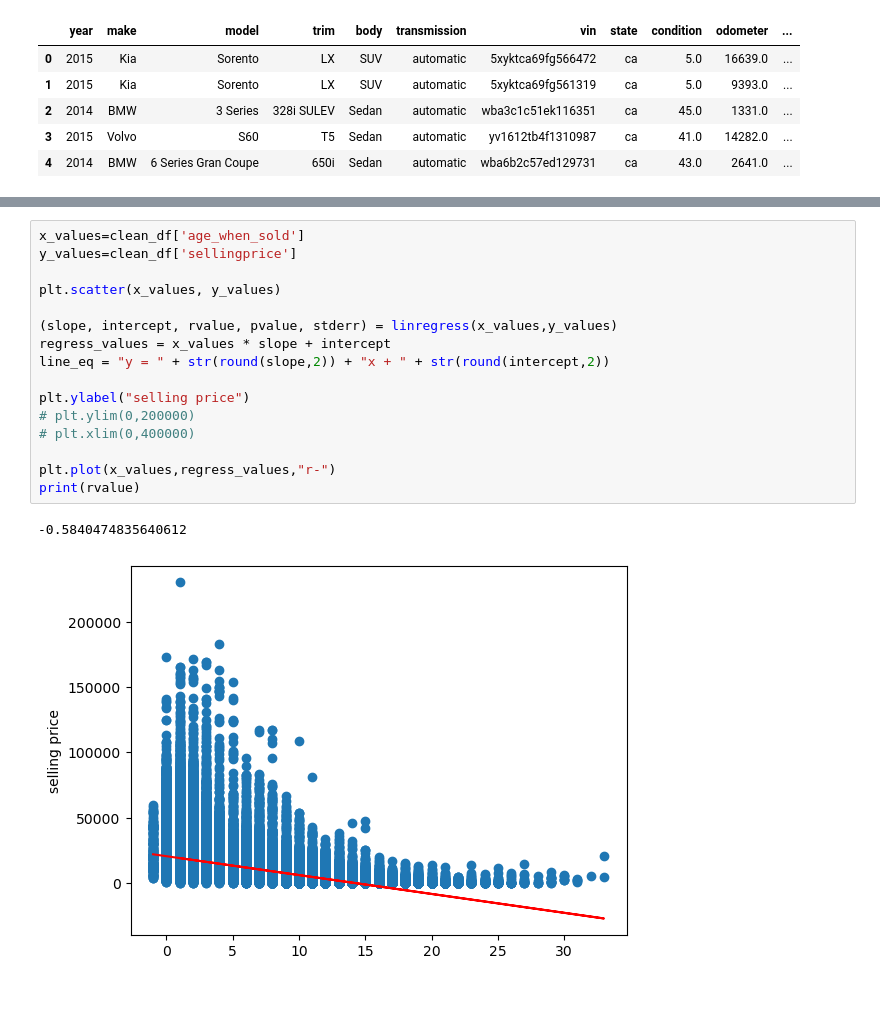
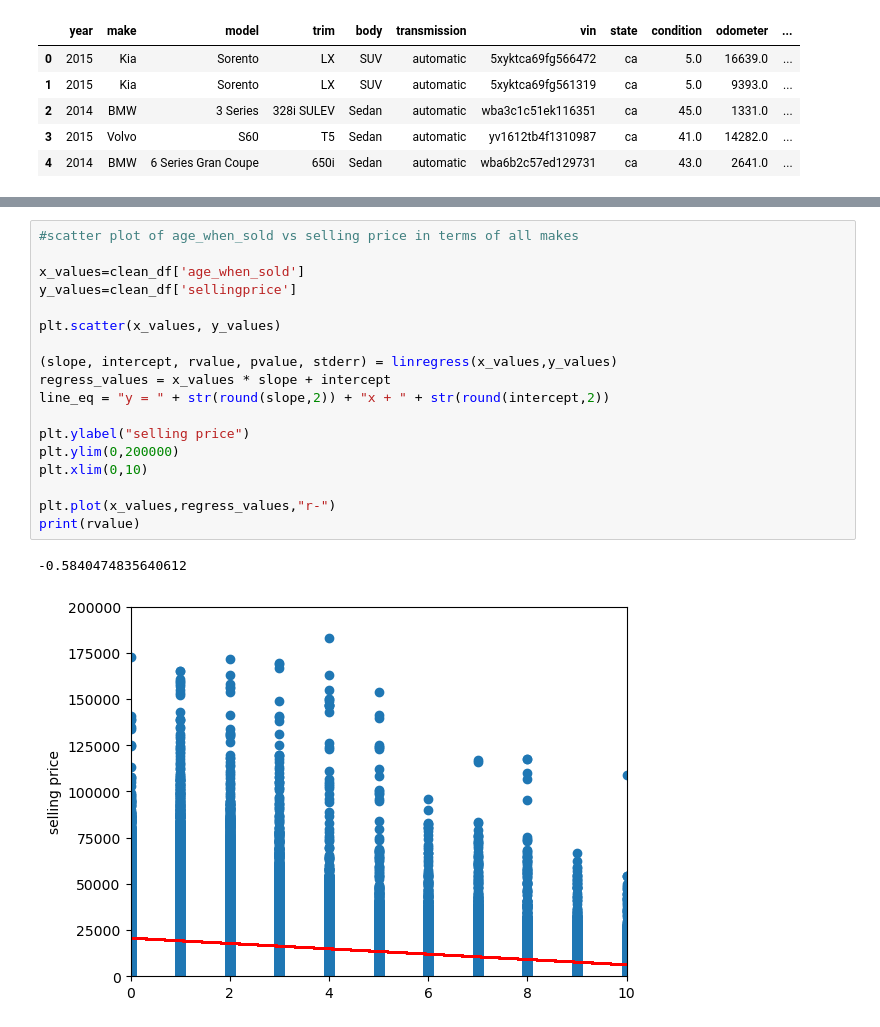
Before and after one commit to jerryevalentine/UCB-Project-1, a Jupyter notebook: Kevins_advice.ipynb, the cells around one changed output, grey strips where cells are left out. Saved outputs shown, nothing was run; the diff lists cells and outputs as text; blank space fills up the shorter version.

```diff
--- a/Kevins_advice.ipynb
+++ b/Kevins_advice.ipynb
@@ -78,19 +57,21 @@ print(rvalue)
 # %%
+#scatter plot of age_when_sold vs selling price in terms of all makes
+
 x_values=clean_df['age_when_sold']
 y_values=clean_df['sellingprice']
 
 plt.scatter(x_values, y_values)
 
 (slope, intercept, rvalue, pvalue, stderr) = linregress(x_values,y_values)
 regress_values = x_values * slope + intercept
 line_eq = "y = " + str(round(slope,2)) + "x + " + str(round(intercept,2))
 
 plt.ylabel("selling price")
-# plt.ylim(0,200000)
-# plt.xlim(0,400000)
+plt.ylim(0,200000)
+plt.xlim(0,10)
 
 plt.plot(x_values,regress_values,"r-")
 print(rvalue)
 # %% [output]
 -0.5840474835640612
-[figure, old version]
+[figure, new version]
```
Also changed, not shown: parts of 9 cells of this notebook, 1 other file.
